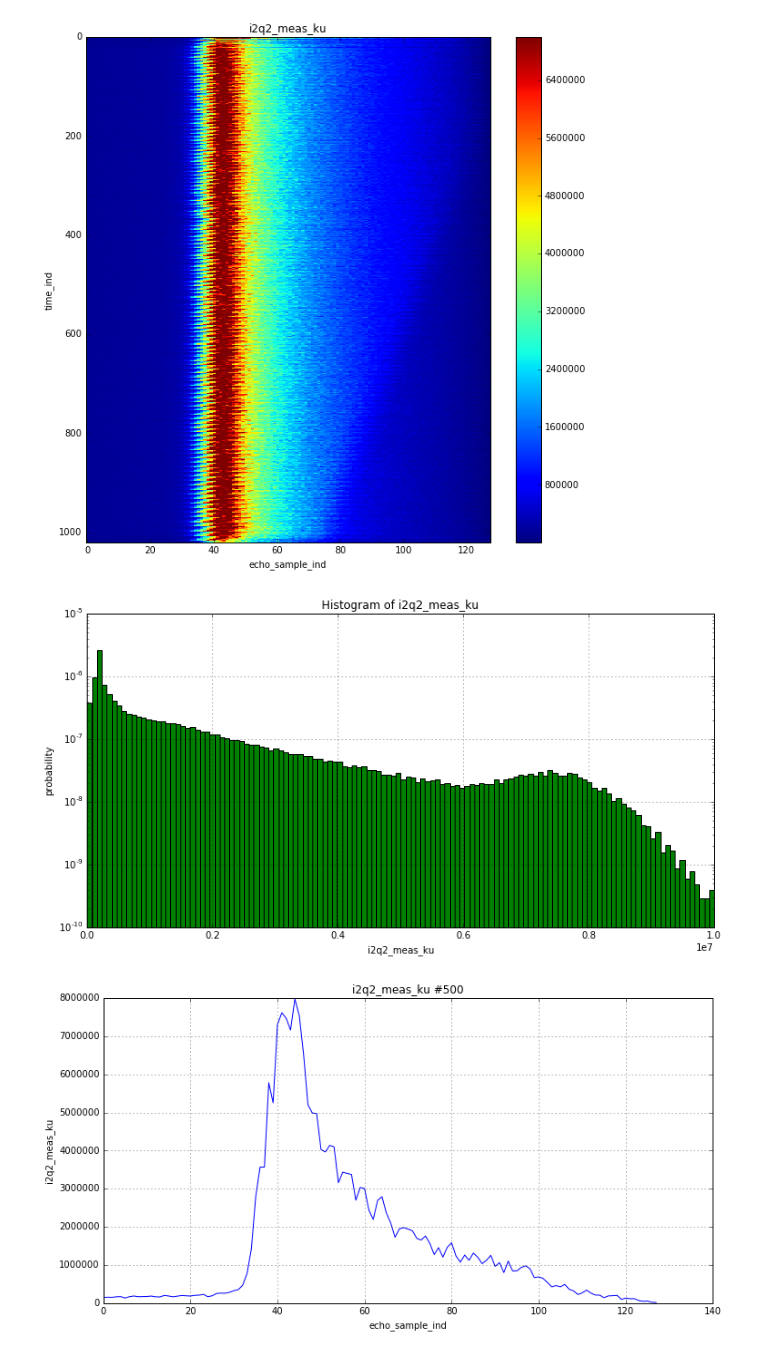
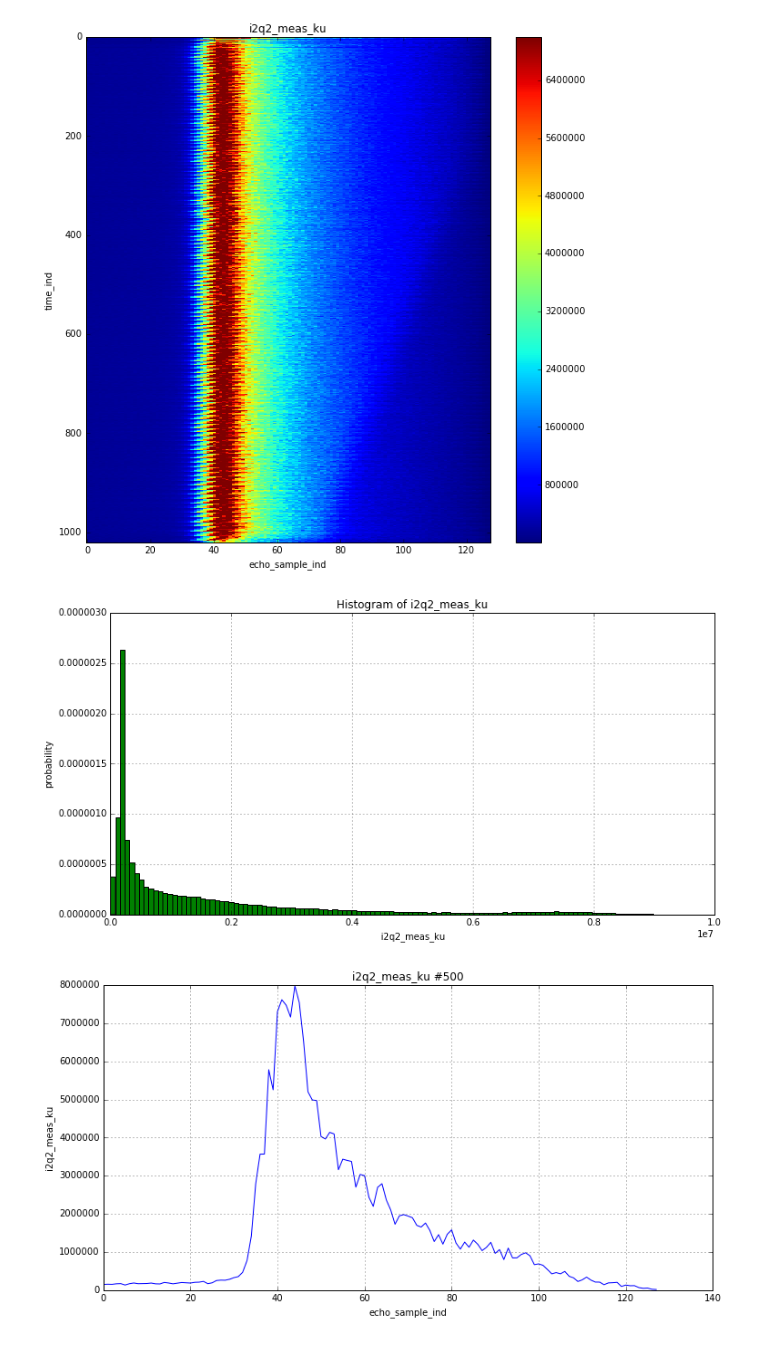
Before and after one commit to DeDop/dedop-core, a Jupyter notebook: notebooks/analysis-l1b.ipynb, the cells around one changed output. Saved outputs shown, nothing was run; the diff lists cells and outputs as text; code cells hidden in the pictures.

Commit message:
plot updates after discussion with albert

```diff
--- a/notebooks/analysis-l1b.ipynb
+++ b/notebooks/analysis-l1b.ipynb
@@ -4,6 +9,6 @@
 from dedop.cli.analysis import L1bAnalysis
 %matplotlib inline
 # %%
-#an = L1bAnalysis("D:\\EOData\\DeDop\\L1B.nc")
-an = L1bAnalysis("C:\\Users\\Norman\\EOData\\DeDop\\S3\\L1B.nc")
+an = L1bAnalysis("D:\\EOData\\DeDop\\L1B.nc")
+#an = L1bAnalysis("C:\\Users\\Norman\\EOData\\DeDop\\S3\\L1B.nc")
 # %%
@@ -36,9 +48,9 @@ an.plot_meas_im(vmin=0, vmax=7e6)
 # %% [output]
 [figure]
 # %%
-an.plot_meas_hist(vmin=0, vmax=1e7, log=True)
+an.plot_meas_hist(vmin=0, vmax=1e7, log=False)
 # %% [output]
-[figure, old version]
+[figure, new version]
 # %%
 an.plot_meas(ind=500)
 # %% [output]
```
Also changed, not shown: parts of 10 cells of this notebook, 1 other file.
